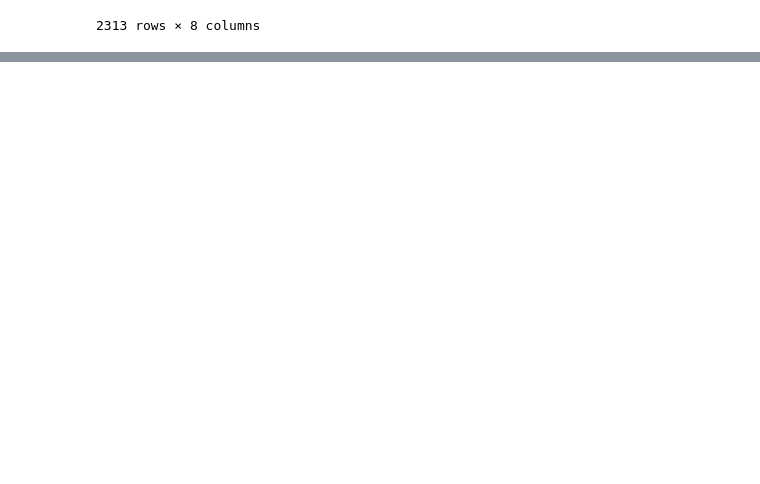
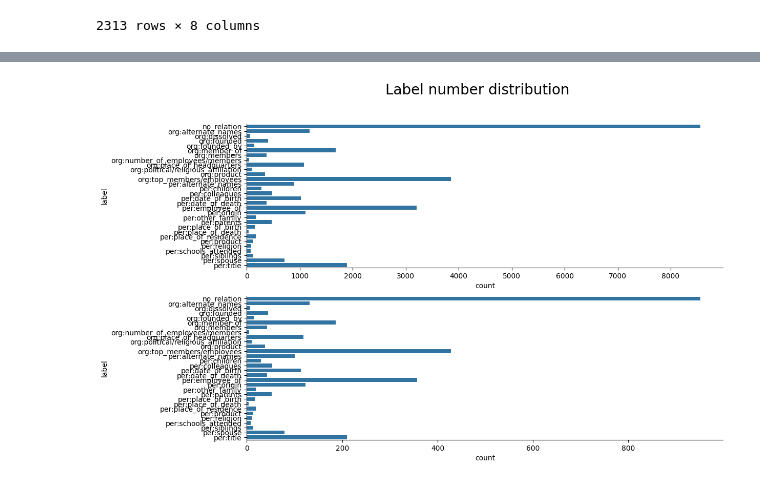
Before and after one commit to boostcampaitech6/level2-klue-nlp-06, a Jupyter notebook: data_analysis/dhs_data_manipulate.ipynb, the cells around one changed output, grey strips where cells are left out. Cells and saved outputs as stored; diff of their text form; code cells hidden in the pictures; blank space fills up the shorter version.

```diff
--- a/data_analysis/dhs_data_manipulate.ipynb
+++ b/data_analysis/dhs_data_manipulate.ipynb
@@ -232,0 +514,20 @@ chinese_samples
+# %%
+plt.figure(figsize=(12, 8))
+
+# 첫 번째 subplot
+plt.subplot(2, 1, 1)
+ax = sns.countplot(data=train_df.sort_values('label'), y='label')
+ax.spines['top'].set_visible(False)
+ax.spines['right'].set_visible(False)
+
+# 두 번째 subplot
+plt.subplot(2, 1, 2)
+ax2 = sns.countplot(data=dev_df.sort_values('label'), y='label')
+ax2.spines['top'].set_visible(False)
+ax2.spines['right'].set_visible(False)
+
+plt.suptitle('Label number distribution', fontsize=20)
+
+plt.show()
+# %% [output]
+[figure, added]
```
Also changed, not shown: parts of 32 cells of this notebook.
